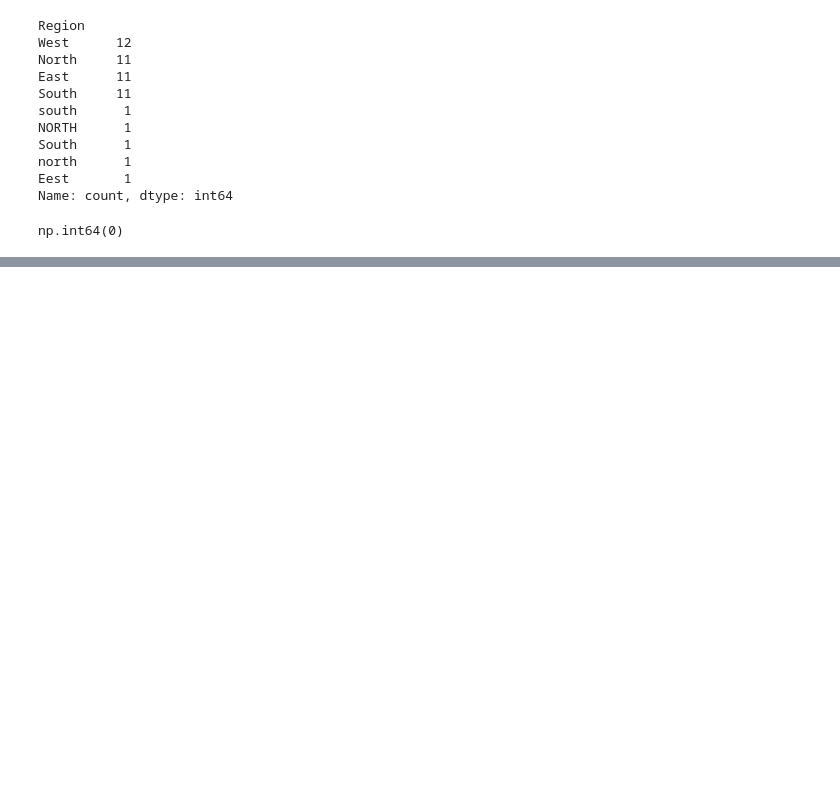
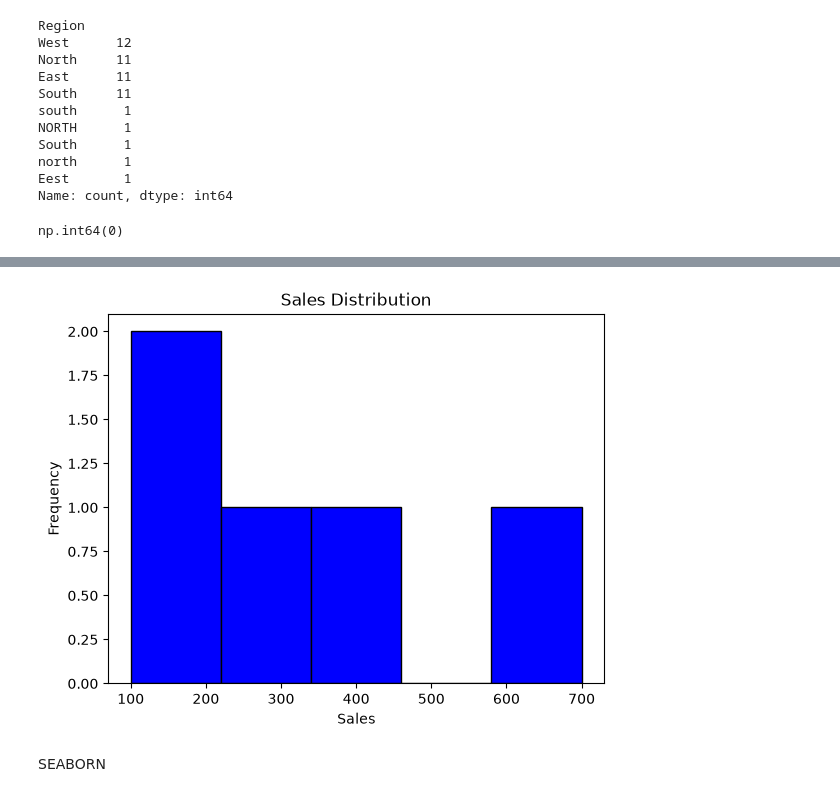
Before and after one commit to Singh-Rimjhim/HCL_Training, a Jupyter notebook: Day_03.ipynb, the cells around one changed output, grey strips where cells are left out. Drawn from its saved outputs; the diff is of its cells as text; code cells hidden in the pictures; blank space fills up the shorter version.

```diff
--- a/Day_03.ipynb
+++ b/Day_03.ipynb
@@ -189,0 +238,12 @@ sales = sales.drop_duplicates()
+# %%
+plt.hist(sales, bins=5, color='blue', edgecolor='black')
+
+plt.xlabel('Sales')
+plt.ylabel('Frequency')
+plt.title('Sales Distribution')
+
+plt.show()
+# %% [output]
+[figure, added]
+# %% [markdown]
+SEABORN
```
Also changed, not shown: parts of 16 cells of this notebook.
